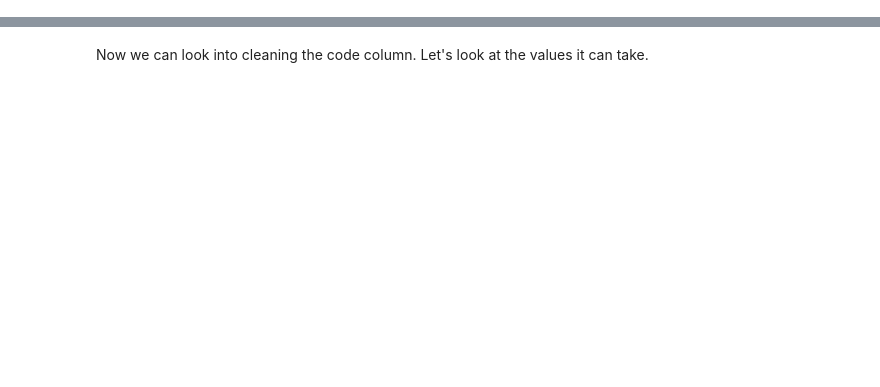
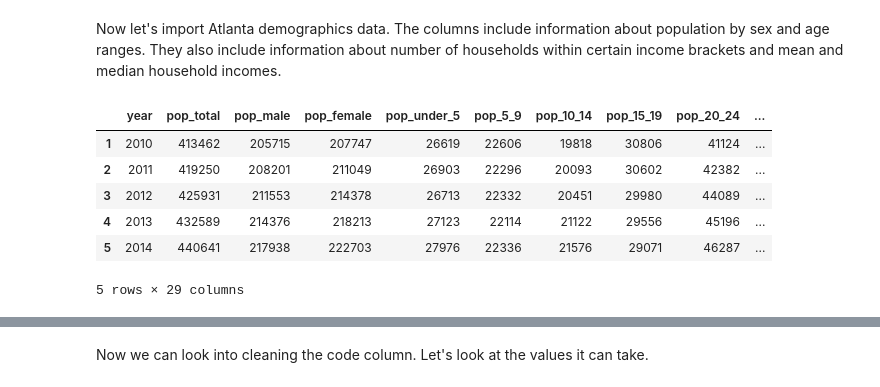
Before and after one commit to pspratling/Forecasting-Crime-around-the-Georgia-Tech-Campus, a Jupyter notebook: Project/Data Wrangling.ipynb, the cells around one changed output, grey strips where cells are left out. Saved outputs shown, nothing was run; the diff lists cells and outputs as text; code cells hidden in the pictures; blank space fills up the shorter version.

```diff
--- a/Project/Data Wrangling.ipynb
+++ b/Project/Data Wrangling.ipynb
@@ -69,0 +70,14 @@ Now let's start cleaning individual columns
+# %% [markdown]
+Now let's import Atlanta demographics data. The columns include information about population by sex and age ranges. They also include information about number of households within certain income brackets and mean and median household incomes.
+# %%
+#importing Atlanta demographics data
+atl_data = pd.read_csv('../Data/atlanta_demographics.csv', index_col=0, header=None).transpose()
+atl_data.head()
+# %% [output]
+|  | year | pop_total | pop_male | pop_female | pop_under_5 | pop_5_9 | pop_10_14 | pop_15_19 | pop_20_24 | ... |
+| 1 | 2010 | 413462 | 205715 | 207747 | 26619 | 22606 | 19818 | 30806 | 41124 | ... |
+| 2 | 2011 | 419250 | 208201 | 211049 | 26903 | 22296 | 20093 | 30602 | 42382 | ... |
+| 3 | 2012 | 425931 | 211553 | 214378 | 26713 | 22332 | 20451 | 29980 | 44089 | ... |
+| 4 | 2013 | 432589 | 214376 | 218213 | 27123 | 22114 | 21122 | 29556 | 45196 | ... |
+| 5 | 2014 | 440641 | 217938 | 222703 | 27976 | 22336 | 21576 | 29071 | 46287 | ... |
+5 rows × 29 columns
```
Also changed, not shown: parts of 28 cells of this notebook.
